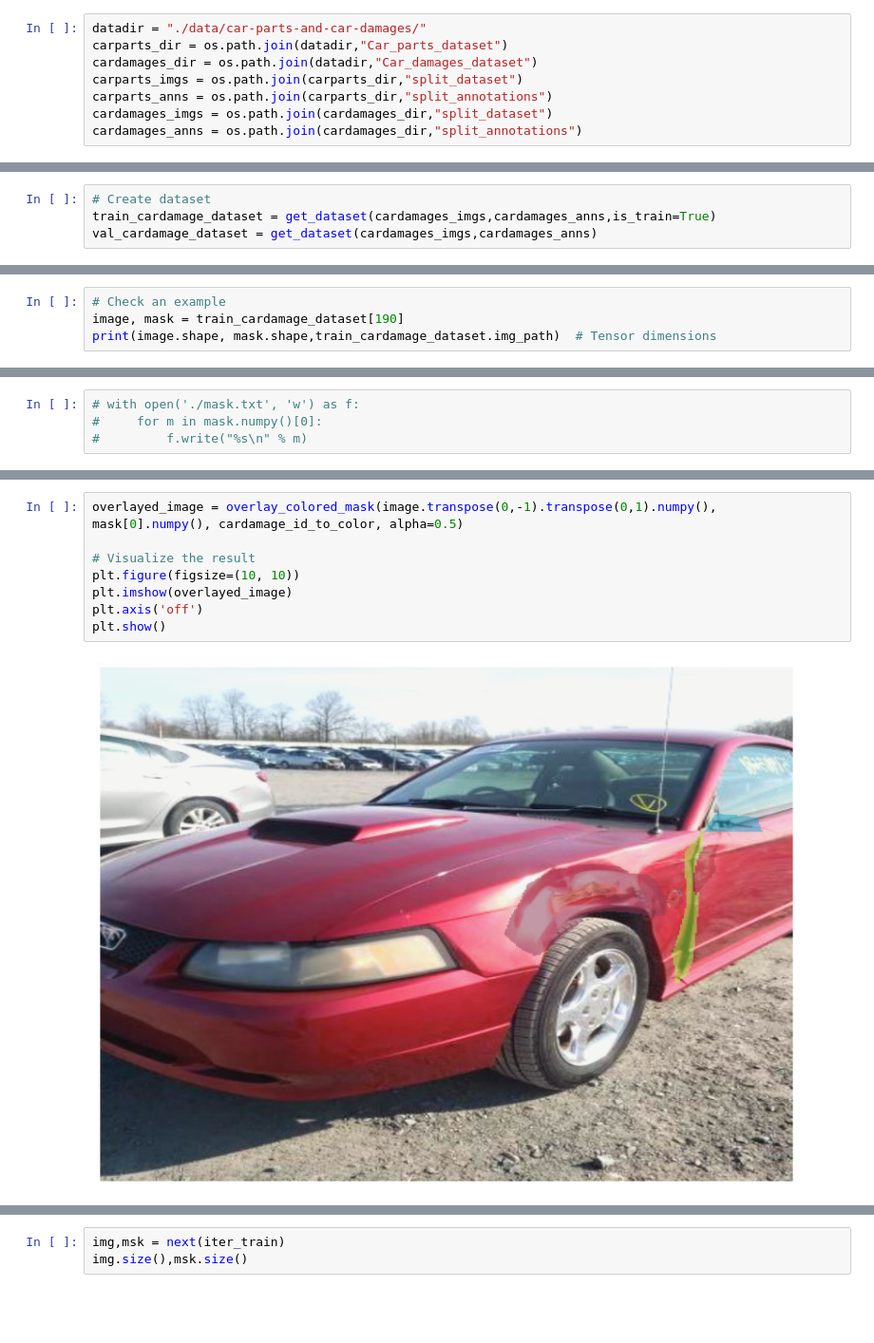
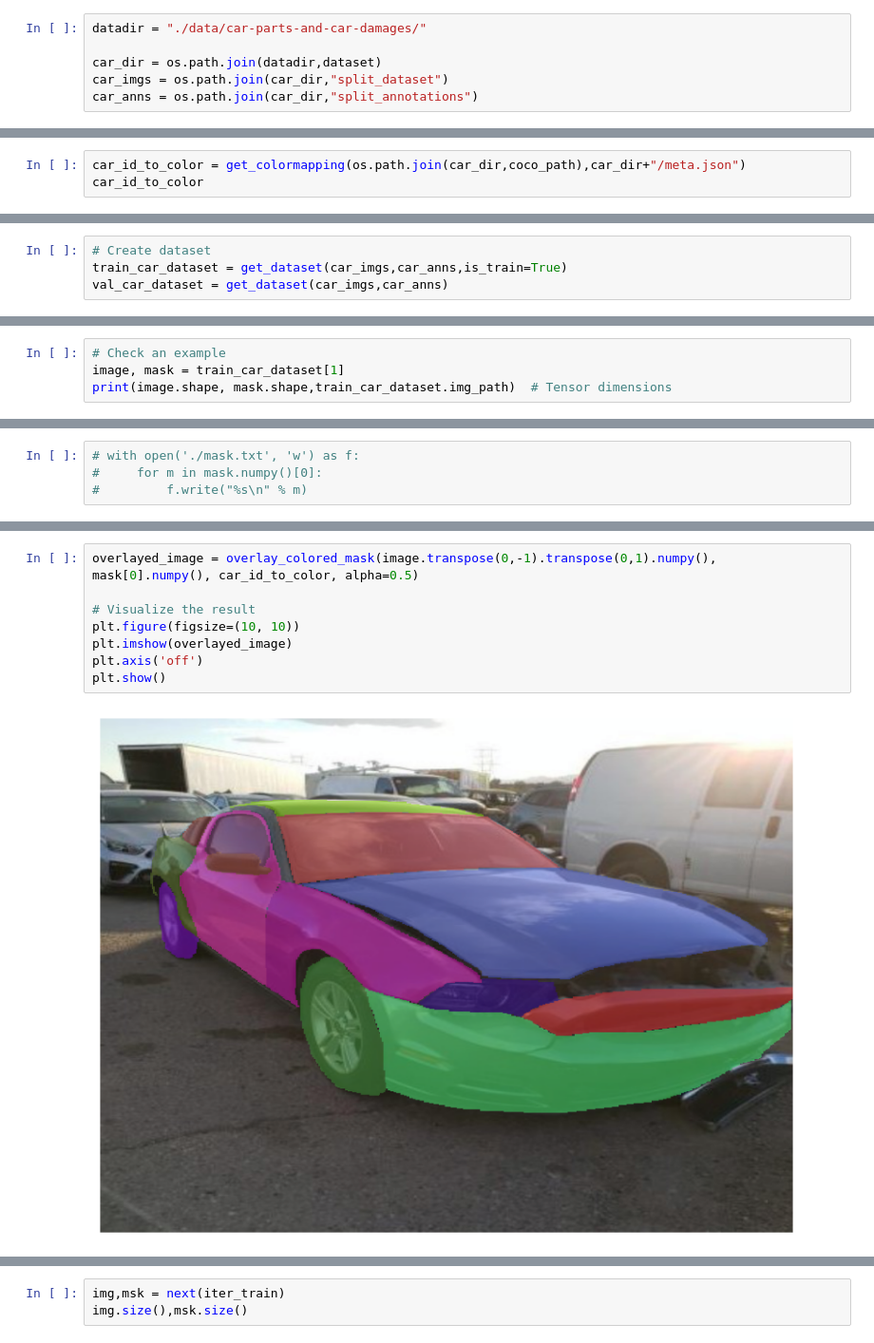
Before and after one commit to akshaygrao77/ImageSegmentation, a Jupyter notebook: segmentation_test.ipynb, the cells around one changed output, grey strips where cells are left out. Shown at 95% size. Saved outputs shown, nothing was run; the diff lists cells and outputs as text; blank space fills up the shorter version.

```diff
--- a/segmentation_test.ipynb
+++ b/segmentation_test.ipynb
@@ -48,8 +56,6 @@ from utils.visualize_utils import *
 # %%
 datadir = "./data/car-parts-and-car-damages/"
-carparts_dir = os.path.join(datadir,"Car_parts_dataset")
-cardamages_dir = os.path.join(datadir,"Car_damages_dataset")
-carparts_imgs = os.path.join(carparts_dir,"split_dataset")
-carparts_anns = os.path.join(carparts_dir,"split_annotations")
-cardamages_imgs = os.path.join(cardamages_dir,"split_dataset")
-cardamages_anns = os.path.join(cardamages_dir,"split_annotations")
+
+car_dir = os.path.join(datadir,dataset)
+car_imgs = os.path.join(car_dir,"split_dataset")
+car_anns = os.path.join(car_dir,"split_annotations")
@@ -85,0 +62,3 @@ index created!
+# %%
+car_id_to_color = get_colormapping(os.path.join(car_dir,coco_path),car_dir+"/meta.json")
+car_id_to_color
@@ -86,5 +87,5 @@ index created!
 # %%
 # Create dataset
-train_cardamage_dataset = get_dataset(cardamages_imgs,cardamages_anns,is_train=True)
-val_cardamage_dataset = get_dataset(cardamages_imgs,cardamages_anns)
+train_car_dataset = get_dataset(car_imgs,car_anns,is_train=True)
+val_car_dataset = get_dataset(car_imgs,car_anns)
 # %% [output]
@@ -102,6 +103,6 @@ creating index...
 index created!
 # %%
 # Check an example
-image, mask = train_cardamage_dataset[190]
-print(image.shape, mask.shape,train_cardamage_dataset.img_path)  # Tensor dimensions
+image, mask = train_car_dataset[1]
+print(image.shape, mask.shape,train_car_dataset.img_path)  # Tensor dimensions
 # %% [output]
@@ -118,13 +119,13 @@ plt.imshow(unnormalize_image(image.transpose(0,-1).transpose(0,1).numpy()))
 # %%
-overlayed_image = overlay_colored_mask(image.transpose(0,-1).transpose(0,1).numpy(), mask[0].numpy(), cardamage_id_to_color, alpha=0.5)
+overlayed_image = overlay_colored_mask(image.transpose(0,-1).transpose(0,1).numpy(), mask[0].numpy(), car_id_to_color, alpha=0.5)
 
 # Visualize the result
 plt.figure(figsize=(10, 10))
 plt.imshow(overlayed_image)
 plt.axis('off')
 plt.show()
 # %% [output]
-[figure, old version]
+[figure, new version]
 # %%
 from torch.utils.data import DataLoader
 
```
Also changed, not shown: parts of 20 cells of this notebook.
